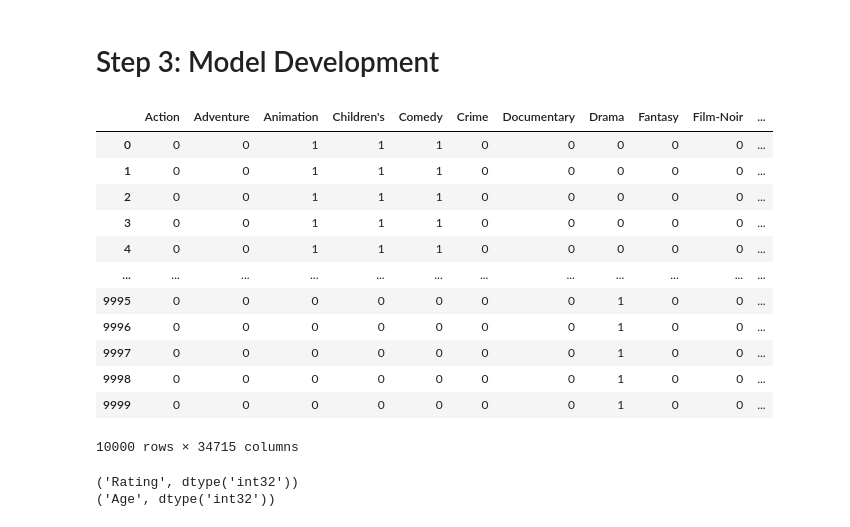
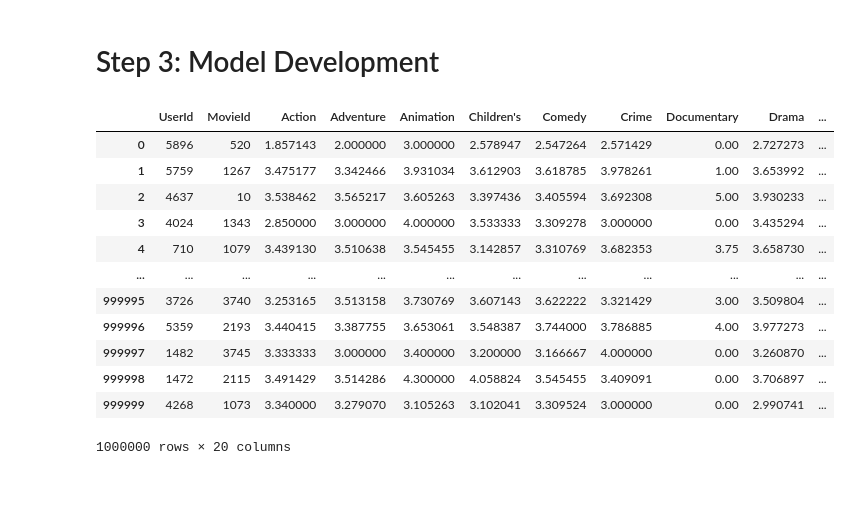
Before and after one commit to LilianSchall/MovieMatch, a Jupyter notebook: src/Recommander.ipynb, the cells around one changed output. Cells and saved outputs as stored; diff of their text form; code cells hidden in the pictures; blank space fills up the shorter version.

Commit message:
feat: added Step 3: building of a recommandation algorithm

```diff
--- a/src/Recommander.ipynb
+++ b/src/Recommander.ipynb
@@ -100,7 +112,7 @@ def build_dataset() -> (pd.DataFrame, pd.DataFrame, pd.DataFrame):
 
     return ml_ratings, df_movies, ml_users
 # %%
-df_ratings, df_movies, df_users = build_dataset()
+df_ratings, df_movies, df_users = build_dataset(with_directors=False)
 # %%
 df_ratings
 # %% [output]
@@ -152,16 +164,33 @@ df_users
 # %% [markdown]
 # Step 3: Model Development
 # %%
-def prepare_dataframe(df_users: pd.DataFrame, df_movies: pd.DataFrame, df_ratings: pd.DataFrame, nb_samples=10_000) -> pd.DataFrame:
+def prepare_dataframe(
+    df_users: pd.DataFrame,
+    df_movies: pd.DataFrame,
+    df_ratings: pd.DataFrame,
+    nb_samples=10_000
+    )-> (pd.DataFrame, pd.DataFrame, pd.DataFrame):
     truncated_df_ratings = df_ratings.drop(columns=["Timestamp"]).sample(n=nb_samples)
-    df_movies_ratings = pd.merge(df_movies, truncated_df_ratings, left_on="MovieId", right_on="MovieId", how="left")
-    df_movies_ratings = df_movies_ratings[df_movies_ratings['Rating'].notna()]
-    df_movies_ratings_users = pd.merge(df_movies_ratings, df_users, left_on="UserId", right_on="UserId", how="left")
-    df_final = df_movies_ratings_users.drop(columns=["MovieId", "Title", "UserId", "Zip-code", "Occupation"])
-    df_final = df_final.astype({'Rating': 'int32', 'Age': 'int32'})
-    df_final["Gender"] = df_final["Gender"].apply(lambda x: 1 if x == "M" else 0)
 
-    return df_final.dropna()
+    # building user features
+    merged_df = pd.merge(truncated_df_ratings, df_movies, on='MovieId')
+    genres = list(merged_df.columns.values)[4:]
+    for genre in genres:
+        merged_df[genre] = merged_df[genre] * merged_df['Rating']
+    genre_ratings_sum = merged_df.groupby('UserId')[genres].sum()
+    genre_count = merged_df.groupby('UserId')[genres].apply(lambda x: (x > 0).sum())
+    average_genre_ratings = genre_ratings_sum / genre_count
+    average_genre_ratings = average_genre_ratings.fillna(0)
+    user_features = truncated_df_ratings.merge(average_genre_ratings, on="UserId")
+
+    #building item features
+    item_features = truncated_df_ratings.merge(df_movies, on="MovieId")
+
+    y = user_features[["UserId", "MovieId", "Rating"]]
+    user_features = user_features.drop(columns=["Rating"])
+    item_features = item_features.drop(columns=["Rating"])
+
+    return user_features, item_features, y
 
 def split_df_into_user_item_rating(df: pd.DataFrame):
     y = df[["Rating"]]
@@ -178,27 +207,23 @@ def split_df_into_user_item_rating(df: pd.DataFrame):
 
     return user, item, y
 # %%
-dataset = prepare_dataframe(df_users, df_movies, df_ratings)
+user_features, item_features, y = prepare_dataframe(df_users, df_movies, df_ratings, nb_samples=1_000_000)
+u_offset = 2
+i_offset = 3
+y_offset = 2
 # %%
-dataset
+user_features
 # %% [output]
-|  | Action | Adventure | Animation | Children's | Comedy | Crime | Documentary | Drama | Fantasy | Film-Noir | ... |
-| 0 | 0 | 0 | 1 | 1 | 1 | 0 | 0 | 0 | 0 | 0 | ... |
-| 1 | 0 | 0 | 1 | 1 | 1 | 0 | 0 | 0 | 0 | 0 | ... |
-| 2 | 0 | 0 | 1 | 1 | 1 | 0 | 0 | 0 | 0 | 0 | ... |
-| 3 | 0 | 0 | 1 | 1 | 1 | 0 | 0 | 0 | 0 | 0 | ... |
-| 4 | 0 | 0 | 1 | 1 | 1 | 0 | 0 | 0 | 0 | 0 | ... |
+|  | UserId | MovieId | Action | Adventure | Animation | Children's | Comedy | Crime | Documentary | Drama | ... |
+| 0 | 5896 | 520 | 1.857143 | 2.000000 | 3.000000 | 2.578947 | 2.547264 | 2.571429 | 0.00 | 2.727273 | ... |
+| 1 | 5759 | 1267 | 3.475177 | 3.342466 | 3.931034 | 3.612903 | 3.618785 | 3.978261 | 1.00 | 3.653992 | ... |
+| 2 | 4637 | 10 | 3.538462 | 3.565217 | 3.605263 | 3.397436 | 3.405594 | 3.692308 | 5.00 | 3.930233 | ... |
+| 3 | 4024 | 1343 | 2.850000 | 3.000000 | 4.000000 | 3.533333 | 3.309278 | 3.000000 | 0.00 | 3.435294 | ... |
+| 4 | 710 | 1079 | 3.439130 | 3.510638 | 3.545455 | 3.142857 | 3.310769 | 3.682353 | 3.75 | 3.658730 | ... |
 | ... | ... | ... | ... | ... | ... | ... | ... | ... | ... | ... | ... |
-| 9995 | 0 | 0 | 0 | 0 | 0 | 0 | 0 | 1 | 0 | 0 | ... |
-| 9996 | 0 | 0 | 0 | 0 | 0 | 0 | 0 | 1 | 0 | 0 | ... |
-| 9997 | 0 | 0 | 0 | 0 | 0 | 0 | 0 | 1 | 0 | 0 | ... |
-| 9998 | 0 | 0 | 0 | 0 | 0 | 0 | 0 | 1 | 0 | 0 | ... |
-| 9999 | 0 | 0 | 0 | 0 | 0 | 0 | 0 | 1 | 0 | 0 | ... |
+| 999995 | 3726 | 3740 | 3.253165 | 3.513158 | 3.730769 | 3.607143 | 3.622222 | 3.321429 | 3.00 | 3.509804 | ... |
+| 999996 | 5359 | 2193 | 3.440415 | 3.387755 | 3.653061 | 3.548387 | 3.744000 | 3.786885 | 4.00 | 3.977273 | ... |
+| 999997 | 1482 | 3745 | 3.333333 | 3.000000 | 3.400000 | 3.200000 | 3.166667 | 4.000000 | 0.00 | 3.260870 | ... |
+| 999998 | 1472 | 2115 | 3.491429 | 3.514286 | 4.300000 | 4.058824 | 3.545455 | 3.409091 | 0.00 | 3.706897 | ... |
+| 999999 | 4268 | 1073 | 3.340000 | 3.279070 | 3.105263 | 3.102041 | 3.309524 | 3.000000 | 0.00 | 2.990741 | ... |
-10000 rows × 34715 columns
+1000000 rows × 20 columns
-# %%
-for t in dataset.dtypes.items():
-    if t[1] != "int64":
-        print(t)
-# %% [output]
-('Rating', dtype('int32'))
-('Age', dtype('int32'))
```
Also changed, not shown: parts of 23 cells of this notebook.
